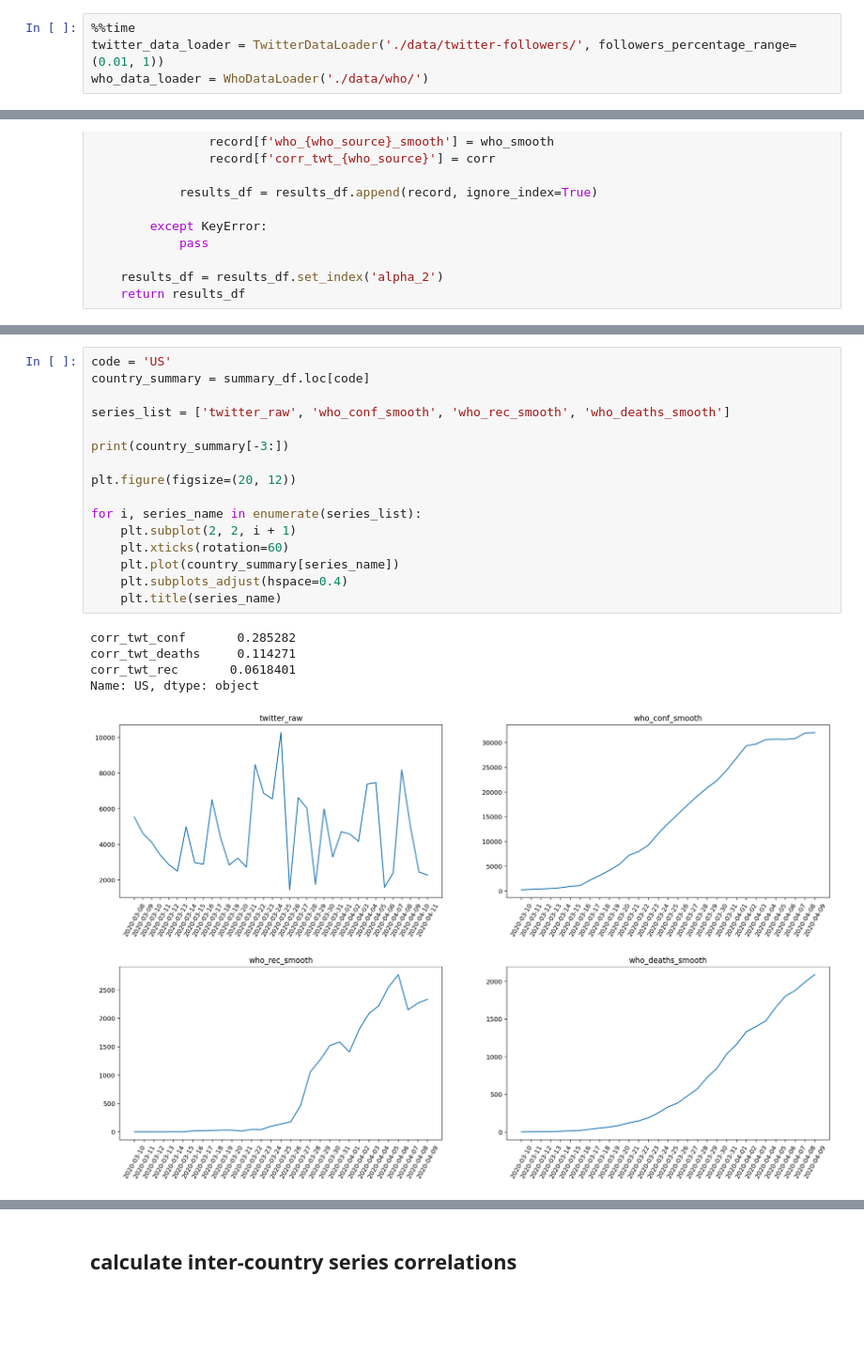
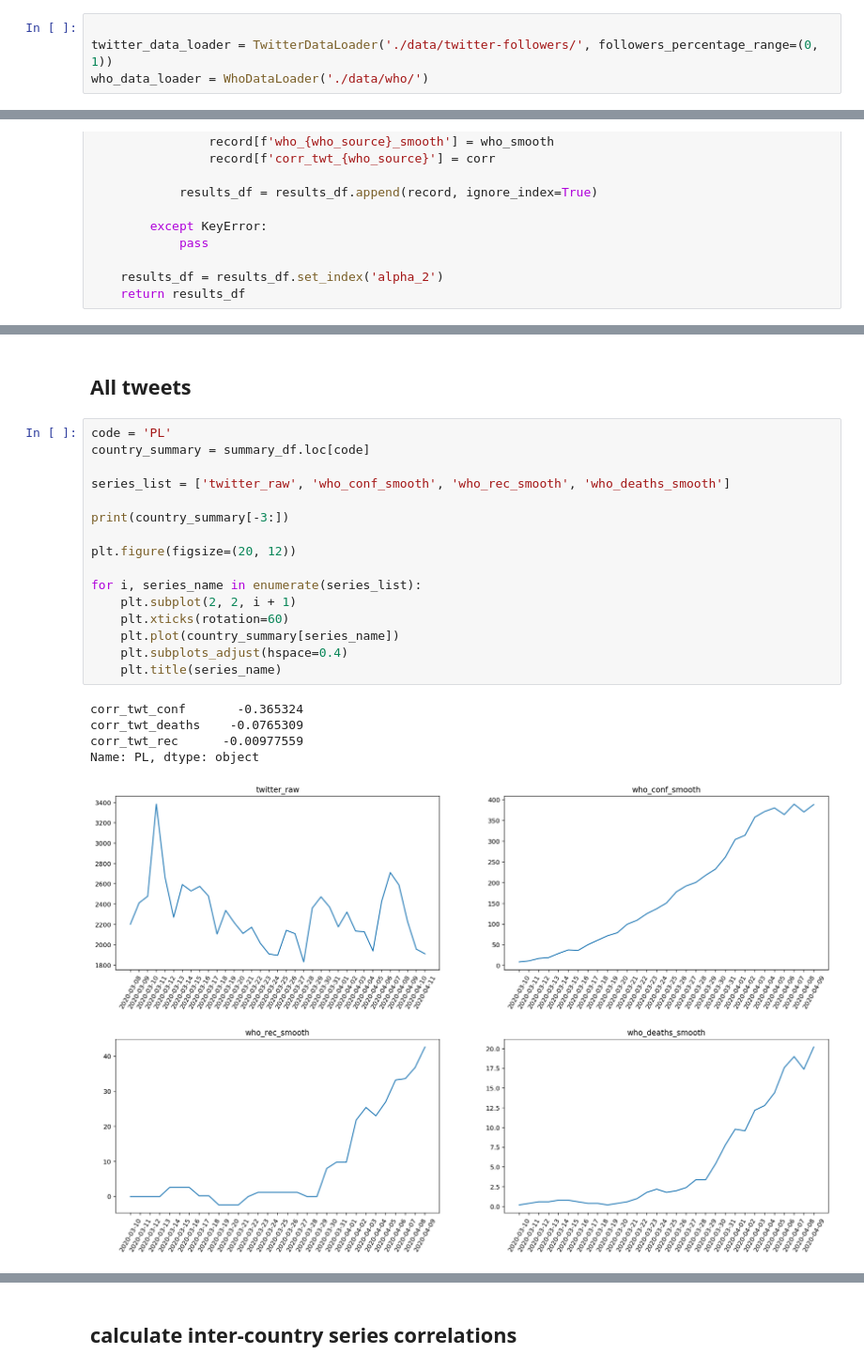
Before and after one commit to mszpyrka/CoronavirusMining, a Jupyter notebook: analysis/prototyp2.ipynb, the cells around one changed output, grey strips where cells are left out. Shown: that part at 94% size. Saved outputs shown, nothing was run; the diff lists cells and outputs as text; blank space fills up the shorter version.

```diff
--- a/analysis/prototyp2.ipynb
+++ b/analysis/prototyp2.ipynb
@@ -16,6 +16,6 @@ from series_analysis import decompose
 %config InlineBackend.figure_format = 'retina'
 plt.rcParams["figure.figsize"] = [10, 6]
 # %%
-%%time
-twitter_data_loader = TwitterDataLoader('./data/twitter-followers/', followers_percentage_range=(0.01, 1))
+
+twitter_data_loader = TwitterDataLoader('./data/twitter-followers/', followers_percentage_range=(0, 1))
 who_data_loader = WhoDataLoader('./data/who/')
@@ -96,22 +94,24 @@ summary_df.head()
+# %% [markdown]
+## All tweets
 # %%
-code = 'US'
+code = 'PL'
 country_summary = summary_df.loc[code]
 
 series_list = ['twitter_raw', 'who_conf_smooth', 'who_rec_smooth', 'who_deaths_smooth']
 
 print(country_summary[-3:])
 
 plt.figure(figsize=(20, 12))
 
 for i, series_name in enumerate(series_list):
     plt.subplot(2, 2, i + 1)
     plt.xticks(rotation=60)
     plt.plot(country_summary[series_name])
     plt.subplots_adjust(hspace=0.4)
     plt.title(series_name)
 # %% [output]
-corr_twt_conf       0.285282
-corr_twt_deaths     0.114271
-corr_twt_rec       0.0618401
-Name: US, dtype: object
+corr_twt_conf       -0.365324
+corr_twt_deaths    -0.0765309
+corr_twt_rec      -0.00977559
+Name: PL, dtype: object
-[figure, old version]
+[figure, new version]
```
Also changed, not shown: parts of 5 cells of this notebook, 4 other files.
